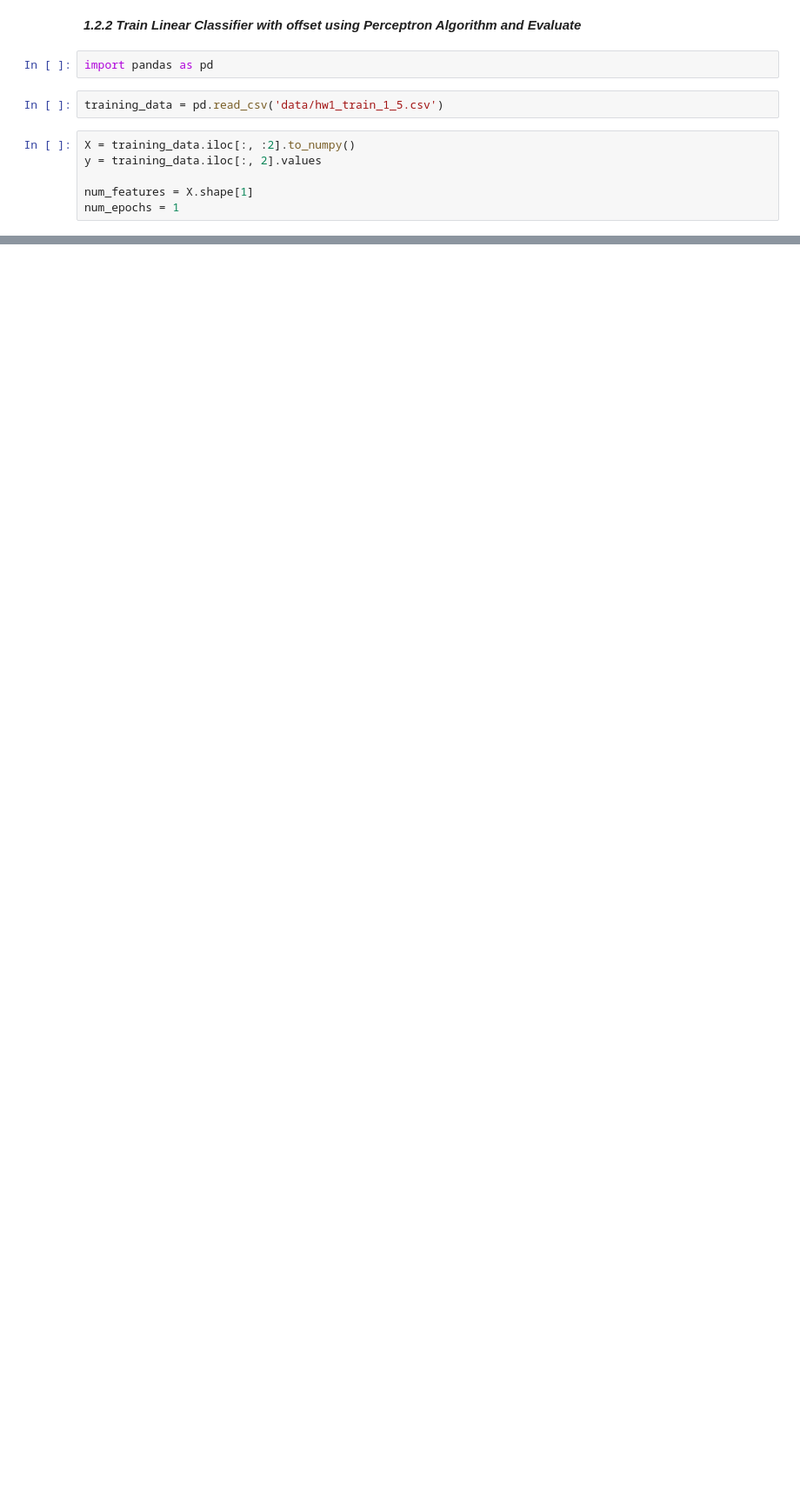
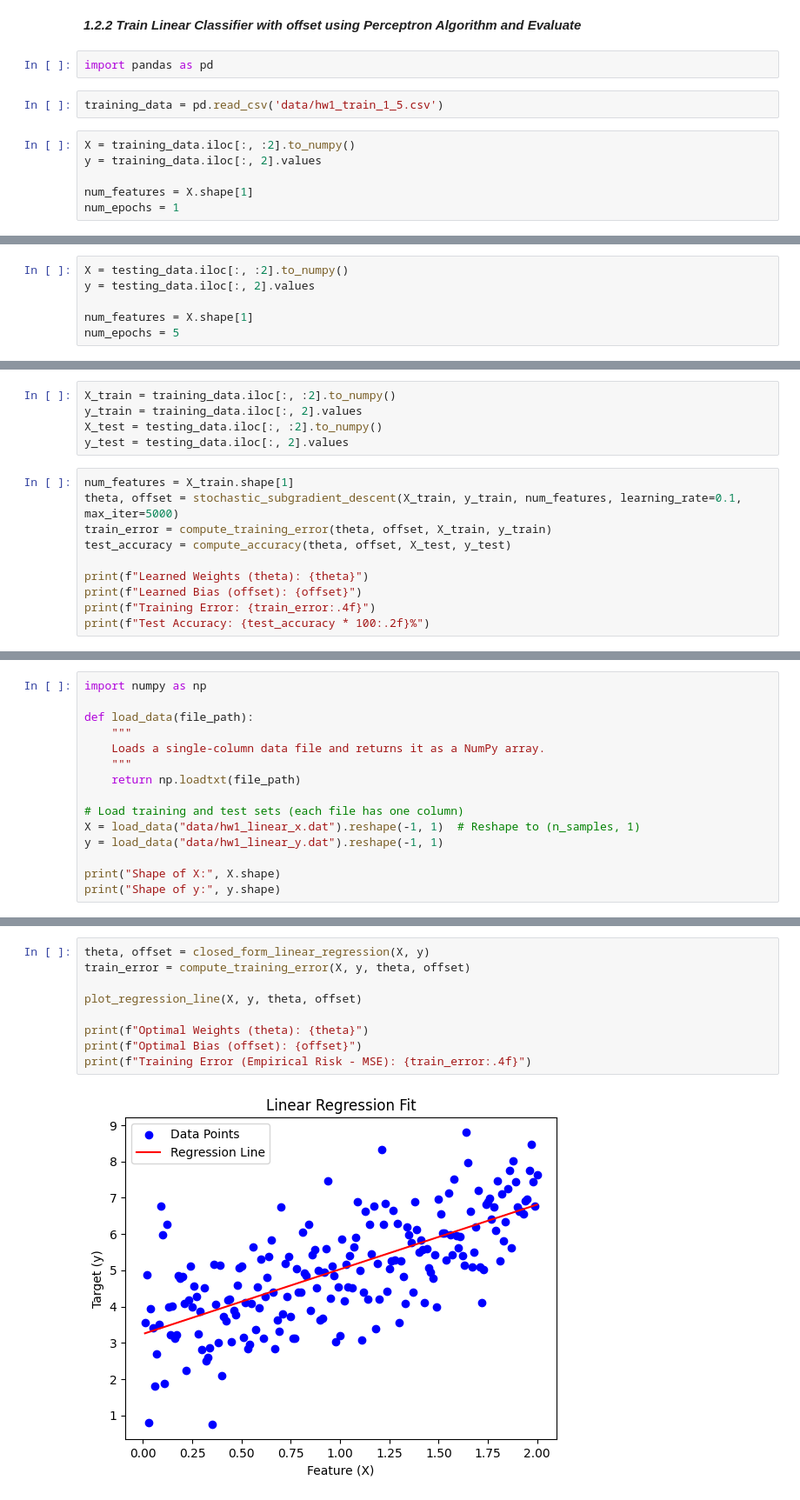
Before and after one commit to ryaready/Machine-Learning, a Jupyter notebook: 2025 50.007 ML HW1_final/Question1.ipynb, the cells around one changed output, grey strips where cells are left out. Shown: that part at 87% size. Saved outputs shown, nothing was run; the diff lists cells and outputs as text; blank space fills up the shorter version.

```diff
--- a/2025 50.007 ML HW1_final/Question1.ipynb
+++ b/2025 50.007 ML HW1_final/Question1.ipynb
@@ -125,0 +129,6 @@ offset: 3105.0
+# %%
+X = testing_data.iloc[:, :2].to_numpy()
+y = testing_data.iloc[:, 2].values
+
+num_features = X.shape[1]
+num_epochs = 5
@@ -125,0 +200,15 @@ offset: 3105.0
+# %%
+X_train = training_data.iloc[:, :2].to_numpy()
+y_train = training_data.iloc[:, 2].values
+X_test = testing_data.iloc[:, :2].to_numpy()
+y_test = testing_data.iloc[:, 2].values
+# %%
+num_features = X_train.shape[1]
+theta, offset = stochastic_subgradient_descent(X_train, y_train, num_features, learning_rate=0.1, max_iter=5000)
+train_error = compute_training_error(theta, offset, X_train, y_train)
+test_accuracy = compute_accuracy(theta, offset, X_test, y_test)
+
+print(f"Learned Weights (theta): {theta}")
+print(f"Learned Bias (offset): {offset}")
+print(f"Training Error: {train_error:.4f}")
+print(f"Test Accuracy: {test_accuracy * 100:.2f}%")
@@ -125,0 +315,15 @@ offset: 3105.0
+# %%
+import numpy as np
+
+def load_data(file_path):
+    """
+    Loads a single-column data file and returns it as a NumPy array.
+    """
+    return np.loadtxt(file_path)
+
+# Load training and test sets (each file has one column)
+X = load_data("data/hw1_linear_x.dat").reshape(-1, 1)  # Reshape to (n_samples, 1)
+y = load_data("data/hw1_linear_y.dat").reshape(-1, 1)
+
+print("Shape of X:", X.shape)
+print("Shape of y:", y.shape)
@@ -125,0 +333,11 @@ offset: 3105.0
+# %%
+theta, offset = closed_form_linear_regression(X, y)
+train_error = compute_training_error(X, y, theta, offset)
+
+plot_regression_line(X, y, theta, offset)
+
+print(f"Optimal Weights (theta): {theta}")
+print(f"Optimal Bias (offset): {offset}")
+print(f"Training Error (Empirical Risk - MSE): {train_error:.4f}")
+# %% [output]
+[figure, added]
```
Also changed, not shown: parts of 26 cells of this notebook, 1 other file.
